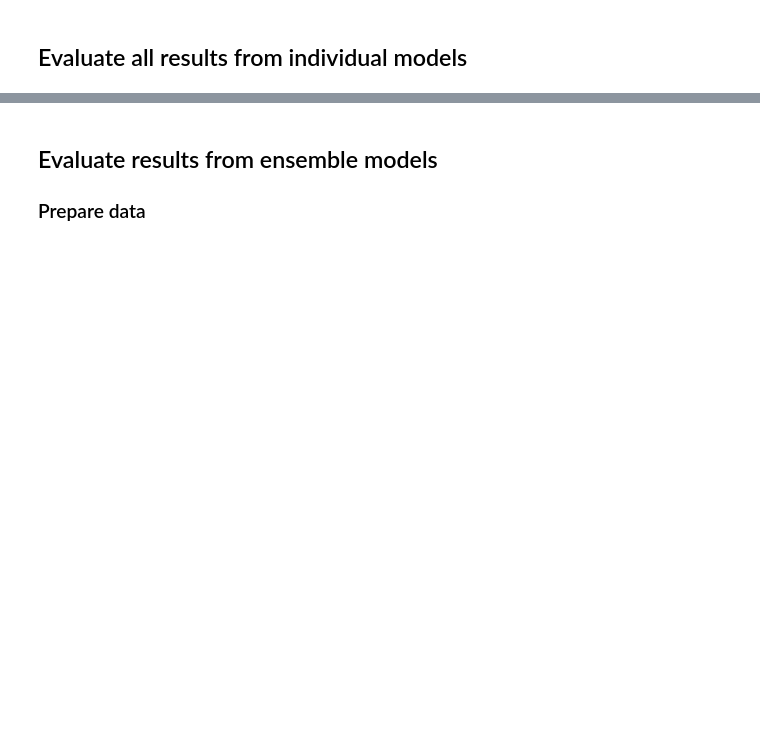
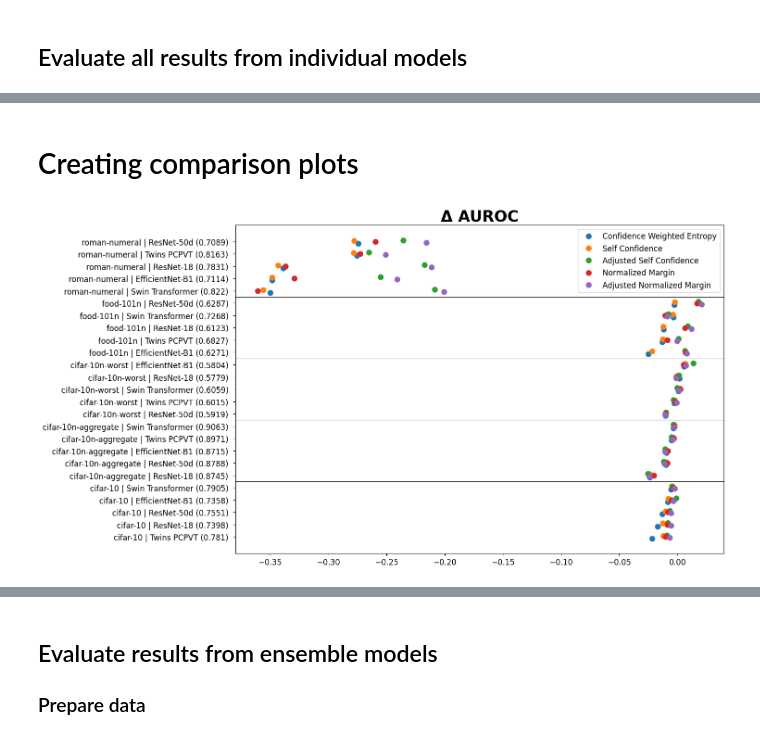
Before and after one commit to cleanlab/label-error-detection-benchmarks, a Jupyter notebook: src/experiments/Evaluate_Experiments_xval_comparison.ipynb, the cells around one changed output, grey strips where cells are left out. Saved outputs shown, nothing was run; the diff lists cells and outputs as text; code cells hidden in the pictures; blank space fills up the shorter version.

```diff
--- a/src/experiments/Evaluate_Experiments_xval_comparison.ipynb
+++ b/src/experiments/Evaluate_Experiments_xval_comparison.ipynb
@@ -498,0 +695,2 @@ df_evaluations.head(10)
+# %% [markdown]
+# Creating comparison plots
@@ -498,0 +853,4 @@ df_evaluations.head(10)
+# %%
+draw_plot_lift(df_auroc, title="Δ AUROC")
+# %% [output]
+[figure, added]
```
Also changed, not shown: parts of 64 cells of this notebook, 3 other files.
